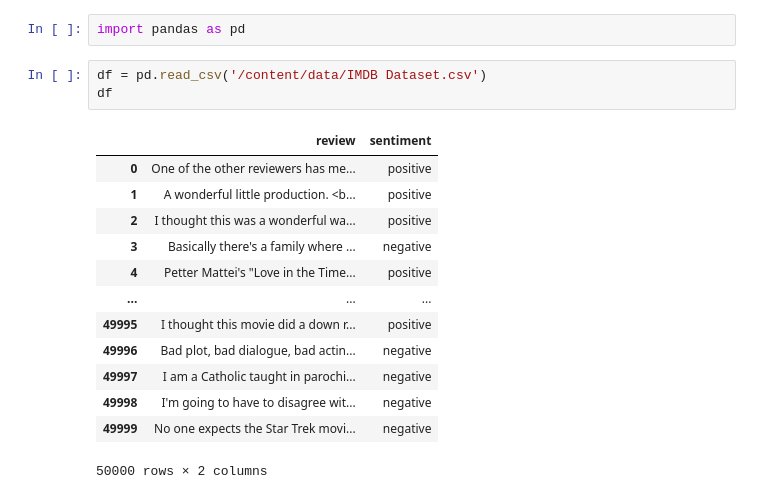
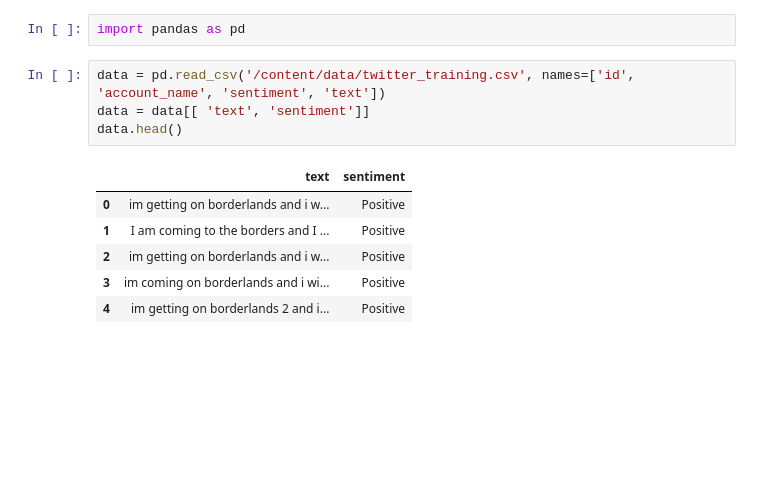
Before and after one commit to Oleksij-gh/SentimentAnalysis, a Jupyter notebook: NLP_project.ipynb, the cells around one changed output. Cells and saved outputs as stored; diff of their text form; blank space fills up the shorter version.

```diff
--- a/NLP_project.ipynb
+++ b/NLP_project.ipynb
@@ -38,19 +32,13 @@ To: /content/archive.zip
 # %%
 import pandas as pd
-# %%
-df = pd.read_csv('/content/data/IMDB Dataset.csv')
-df
-# %% [output]
-|  | review | sentiment |
-| 0 | One of the other reviewers has me... | positive |
-| 1 | A wonderful little production. <b... | positive |
-| 2 | I thought this was a wonderful wa... | positive |
-| 3 | Basically there's a family where ... | negative |
-| 4 | Petter Mattei's "Love in the Time... | positive |
-| ... | ... | ... |
-| 49995 | I thought this movie did a down r... | positive |
-| 49996 | Bad plot, bad dialogue, bad actin... | negative |
-| 49997 | I am a Catholic taught in parochi... | negative |
-| 49998 | I'm going to have to disagree wit... | negative |
-| 49999 | No one expects the Star Trek movi... | negative |
-50000 rows × 2 columns
+# %%
+data = pd.read_csv('/content/data/twitter_training.csv', names=['id', 'account_name', 'sentiment', 'text'])
+data = data[[ 'text', 'sentiment']]
+data.head()
+# %% [output]
+|  | text | sentiment |
+| 0 | im getting on borderlands and i w... | Positive |
+| 1 | I am coming to the borders and I ... | Positive |
+| 2 | im getting on borderlands and i w... | Positive |
+| 3 | im coming on borderlands and i wi... | Positive |
+| 4 | im getting on borderlands 2 and i... | Positive |
```
Also changed, not shown: parts of 10 cells of this notebook.
